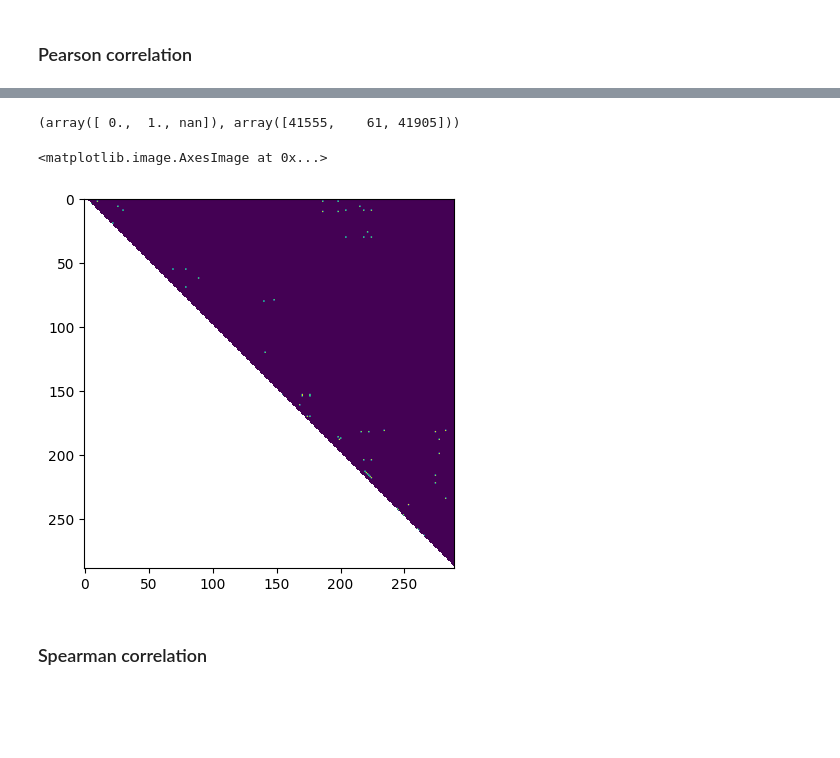
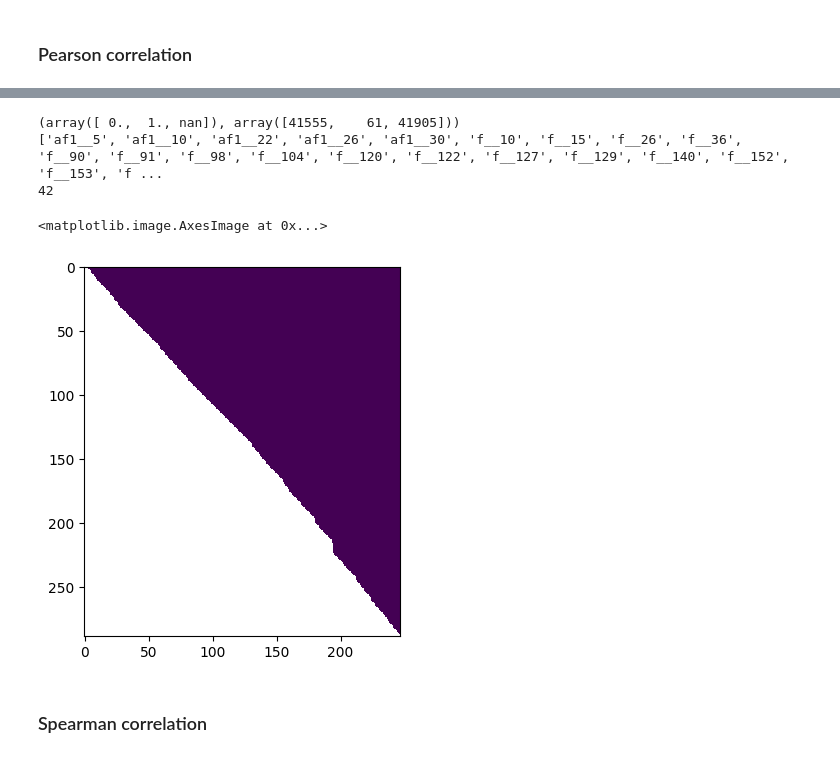
Before and after one commit to MAL-TO/Volvo-Discovery-Challenge-ECML-PKDD-2024, a Jupyter notebook: eda.ipynb, the cells around one changed output, grey strips where cells are left out. Cells and saved outputs as stored; diff of their text form; code cells hidden in the pictures; blank space fills up the shorter version.

```diff
--- a/eda.ipynb
+++ b/eda.ipynb
@@ -3,7 +3,7 @@ import numpy as np
 import pandas as pd
 import matplotlib.pyplot as plt
 # %%
-df = pd.read_csv("data/train_gen1.csv")
+df = pd.read_csv("/data1/malto/volvo_ecml_2024/public_X_test.csv")
 df.columns
 # %% [output]
 Index(['Timesteps', 'ChassisId_encoded', 'gen', 'risk_level', 'af1__0',
@@ -181,16 +168,26 @@ correlation
 # %%
 CORRELATION_THRESHOLD = 0.99
 
 c = correlation.copy()
 c[ np.abs(c) > CORRELATION_THRESHOLD] = 1
 c[ np.abs(c) <= CORRELATION_THRESHOLD] = 0
 
 print(np.unique(c, return_counts=True))
+# plt.imshow(c)
+
+to_drop = [column for column in c.columns if any(c[column] == 1)]
+print(to_drop)
+print(len(to_drop))
+
+c.drop(to_drop, axis=1, inplace=True)
+
 plt.imshow(c)
 # %% [output]
 (array([ 0.,  1., nan]), array([41555,    61, 41905]))
+['af1__5', 'af1__10', 'af1__22', 'af1__26', 'af1__30', 'f__10', 'f__15', 'f__26', 'f__36', 'f__90', 'f__91', 'f__98', 'f__104', 'f__120', 'f__122', 'f__127', 'f__129', 'f__140', 'f__152', 'f__153', 'f ...
+42
 <matplotlib.image.AxesImage at 0x...>
-[figure, old version]
+[figure, new version]
 # %% [markdown]
 ### Spearman correlation
 # %%
```
Also changed, not shown: parts of 2 cells of this notebook, 10 other files.
